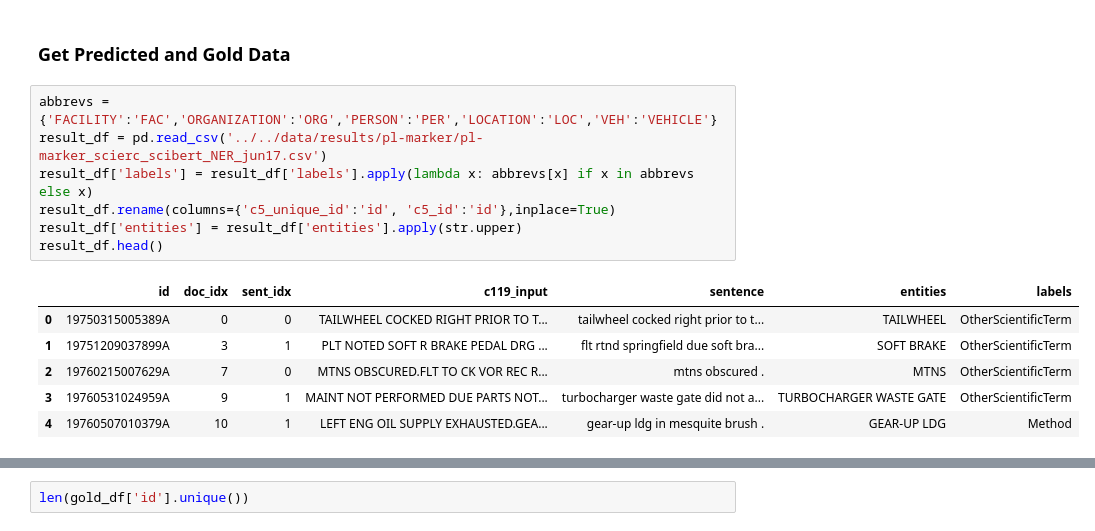
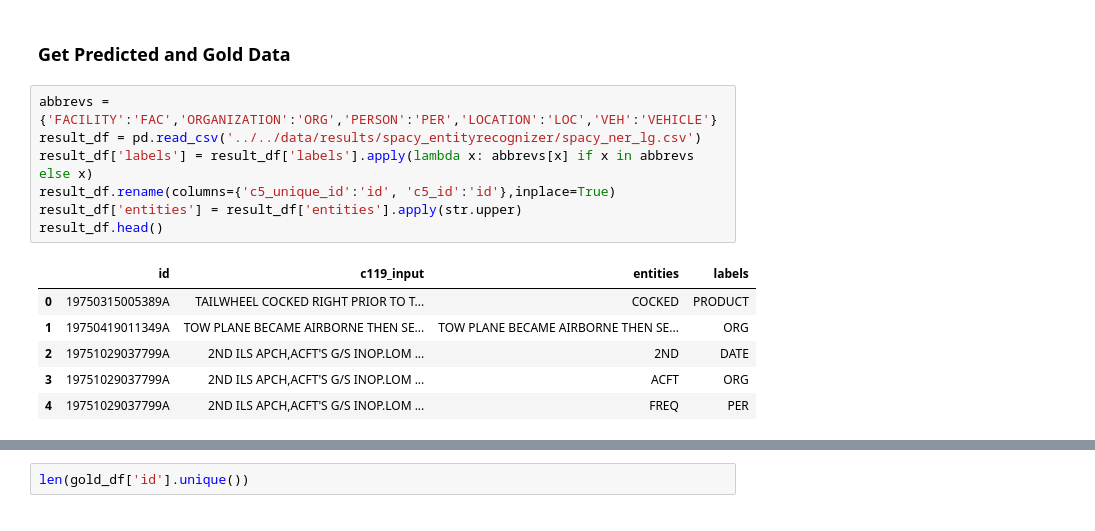
Before and after one commit to nd-crane/trusted_ke, a Jupyter notebook: evaluations/automatic/ner_eval.ipynb, the cells around one changed output, grey strips where cells are left out. Drawn from its saved outputs; the diff is of its cells as text.

```diff
--- a/evaluations/automatic/ner_eval.ipynb
+++ b/evaluations/automatic/ner_eval.ipynb
@@ -221,18 +157,18 @@ collect_named_entities(gold_df[gold_df['id']=='19850315007389A']['entities'].to_
 ### Get Predicted and Gold Data
 # %%
 abbrevs = {'FACILITY':'FAC','ORGANIZATION':'ORG','PERSON':'PER','LOCATION':'LOC','VEH':'VEHICLE'}
-result_df = pd.read_csv('../../data/results/pl-marker/pl-marker_scierc_scibert_NER_jun17.csv')
+result_df = pd.read_csv('../../data/results/spacy_entityrecognizer/spacy_ner_lg.csv')
 result_df['labels'] = result_df['labels'].apply(lambda x: abbrevs[x] if x in abbrevs else x)
 result_df.rename(columns={'c5_unique_id':'id', 'c5_id':'id'},inplace=True)
 result_df['entities'] = result_df['entities'].apply(str.upper)
 result_df.head()
 # %% [output]
-|  | id | doc_idx | sent_idx | c119_input | sentence | entities | labels |
-| 0 | 19750315005389A | 0 | 0 | TAILWHEEL COCKED RIGHT PRIOR TO T... | tailwheel cocked right prior to t... | TAILWHEEL | OtherScientificTerm |
-| 1 | 19751209037899A | 3 | 1 | PLT NOTED SOFT R BRAKE PEDAL DRG ... | flt rtnd springfield due soft bra... | SOFT BRAKE | OtherScientificTerm |
-| 2 | 19760215007629A | 7 | 0 | MTNS OBSCURED.FLT TO CK VOR REC R... | mtns obscured . | MTNS | OtherScientificTerm |
-| 3 | 19760531024959A | 9 | 1 | MAINT NOT PERFORMED DUE PARTS NOT... | turbocharger waste gate did not a... | TURBOCHARGER WASTE GATE | OtherScientificTerm |
-| 4 | 19760507010379A | 10 | 1 | LEFT ENG OIL SUPPLY EXHAUSTED.GEA... | gear-up ldg in mesquite brush . | GEAR-UP LDG | Method |
+|  | id | c119_input | entities | labels |
+| 0 | 19750315005389A | TAILWHEEL COCKED RIGHT PRIOR TO T... | COCKED | PRODUCT |
+| 1 | 19750419011349A | TOW PLANE BECAME AIRBORNE THEN SE... | TOW PLANE BECAME AIRBORNE THEN SE... | ORG |
+| 2 | 19751029037799A | 2ND ILS APCH,ACFT'S G/S INOP.LOM ... | 2ND | DATE |
+| 3 | 19751029037799A | 2ND ILS APCH,ACFT'S G/S INOP.LOM ... | ACFT | ORG |
+| 4 | 19751029037799A | 2ND ILS APCH,ACFT'S G/S INOP.LOM ... | FREQ | PER |
 # %%
 gold_df = pd.read_csv('../../gold_standard/processed/ner.csv')
 if 'labels' not in gold_df.columns:
```
Also changed, not shown: parts of 13 cells of this notebook, 4 other files.
